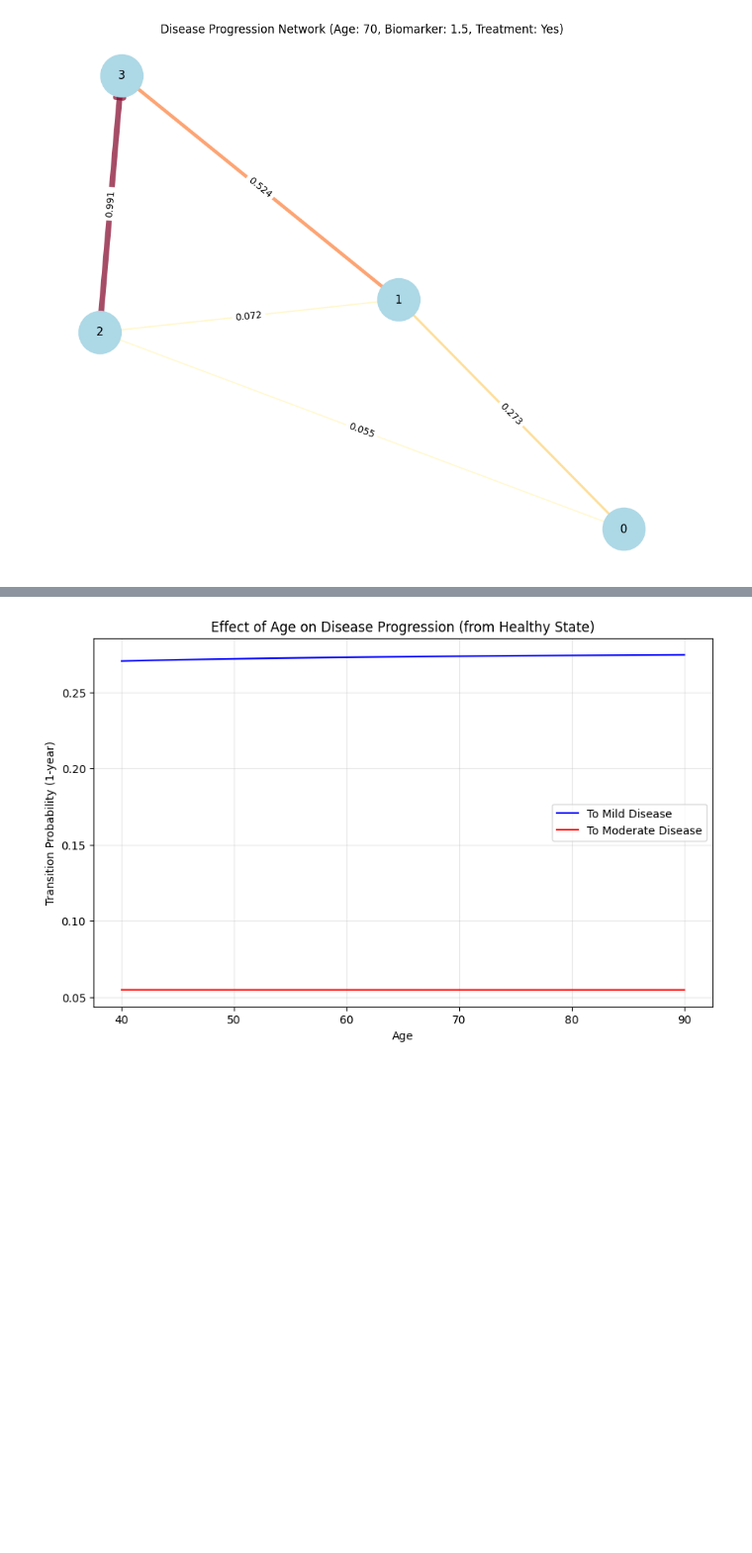
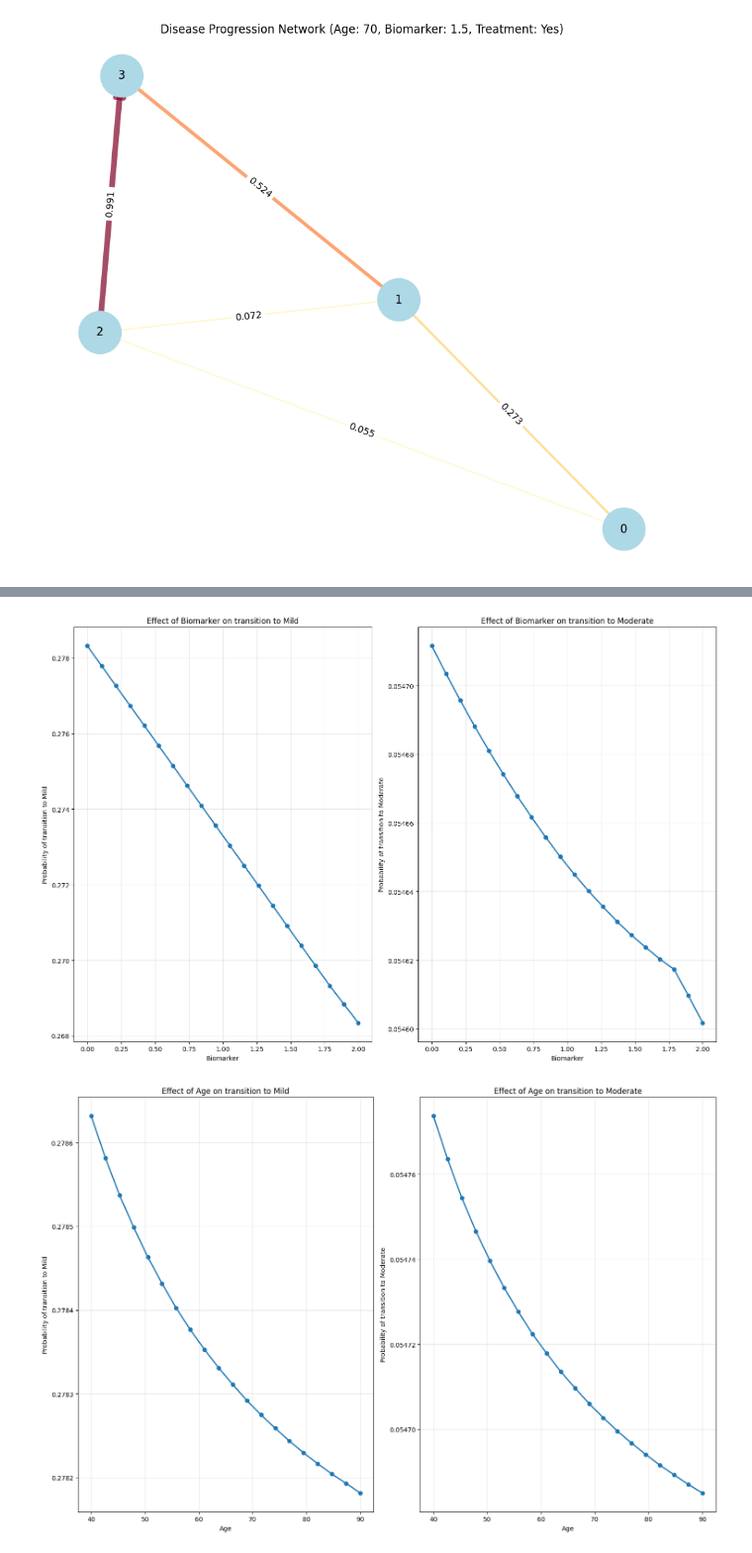
Before and after one commit to denizakdemir/multistate_nn, a Jupyter notebook: examples/disease_progression_example.ipynb, the cells around one changed output, grey strips where cells are left out. Shown at 99% size. Drawn from its saved outputs; the diff is of its cells as text; code cells hidden in the pictures; blank space fills up the shorter version.

```diff
--- a/examples/disease_progression_example.ipynb
+++ b/examples/disease_progression_example.ipynb
@@ -637,32 +579,0 @@ plt.show()
-# %%
-# Generate age range (40 to 90)
-ages = torch.linspace(40, 90, 20)
-# Keep biomarker and treatment constant
-biomarker = torch.ones_like(ages) * 1.0
-treatment = torch.zeros_like(ages)  # No treatment
-
-# Stack to create input tensor
-age_inputs = torch.stack([ages, biomarker, treatment], dim=1)
-
-# Get transition probabilities from healthy over a 1-year interval
-time_start = torch.tensor([0.0], dtype=torch.float32)
-time_end = torch.tensor([1.0], dtype=torch.float32)
-age_probs = model.predict_proba(age_inputs, time_start=time_start, time_end=time_end, from_state=0).detach()
-
-# Extract probabilities for Mild Disease (State 1) and Moderate Disease (State 2)
-# For continuous-time model, we get probabilities for all states
-age_to_mild = age_probs[:, 1].numpy()  # Column 1 is State 1 (Mild)
-age_to_moderate = age_probs[:, 2].numpy()  # Column 2 is State 2 (Moderate)
-
-# Plot the impact of age on transitions from healthy state
-plt.figure(figsize=(10, 6))
-plt.plot(ages.numpy(), age_to_mild, 'b-', label='To Mild Disease')
-plt.plot(ages.numpy(), age_to_moderate, 'r-', label='To Moderate Disease')
-plt.xlabel('Age')
-plt.ylabel('Transition Probability (1-year)')
-plt.title('Effect of Age on Disease Progression (from Healthy State)')
-plt.legend()
-plt.grid(True, alpha=0.3)
-plt.show()
-# %% [output]
-[figure, removed]
@@ -694,3 +580,43 @@ plt.show()
+# %%
+# Use the utility function to analyze the effect of biomarker on disease progression
+# First, create a base profile with fixed values for other covariates
+base_profile = torch.zeros(1, len(feature_names), dtype=torch.float32)
+base_profile[0, feature_names.index('age')] = 65  # Average age
+base_profile[0, feature_names.index('treatment')] = 0  # No treatment
+
+# Analyze the effect of biomarker
+# Note: No need to import analyze_covariate_effect again as it's already imported at the top
+biomarker_effect = analyze_covariate_effect(
+    model=model,
+    base_profile=base_profile,
+    covariate_idx=feature_names.index('biomarker'),
+    covariate_values=np.linspace(0, 2, 20).tolist(),
+    covariate_name='Biomarker',
+    time_end=1.0,  # 1-year transition probabilities
+    from_state=0,  # Starting from Healthy
+    state_names=state_name_dict
+)
+
+plt.tight_layout()
+plt.show()
+
+# Also analyze the effect of age
+age_effect = analyze_covariate_effect(
+    model=model,
+    base_profile=base_profile,
+    covariate_idx=feature_names.index('age'),
+    covariate_values=np.linspace(40, 90, 20).tolist(),
+    covariate_name='Age',
+    time_end=1.0,  # 1-year transition probabilities
+    from_state=0,  # Starting from Healthy
+    state_names=state_name_dict
+)
+
+plt.tight_layout()
+plt.show()
+# %% [output]
+[figure, added]
+[figure, added]
 # %%
 # Simulate patient trajectories
 
```
Also changed, not shown: parts of 14 cells of this notebook, 1 other file.
